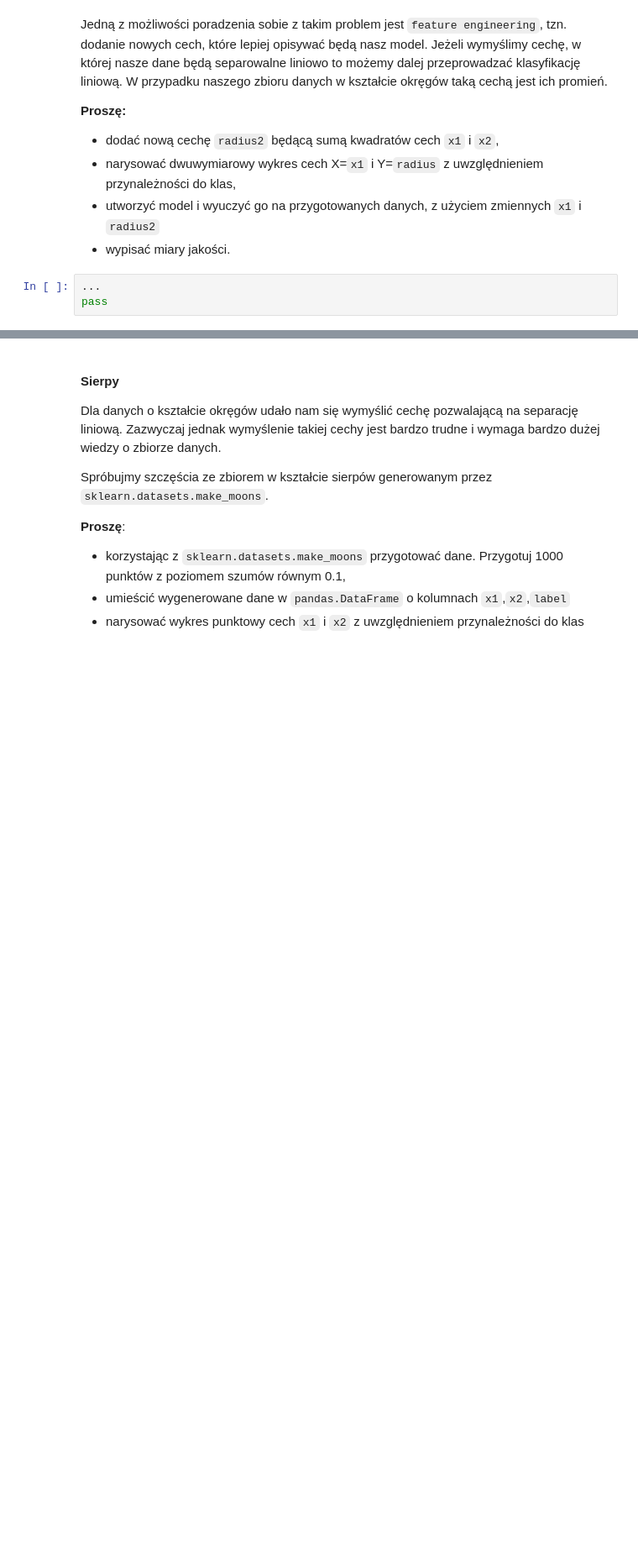
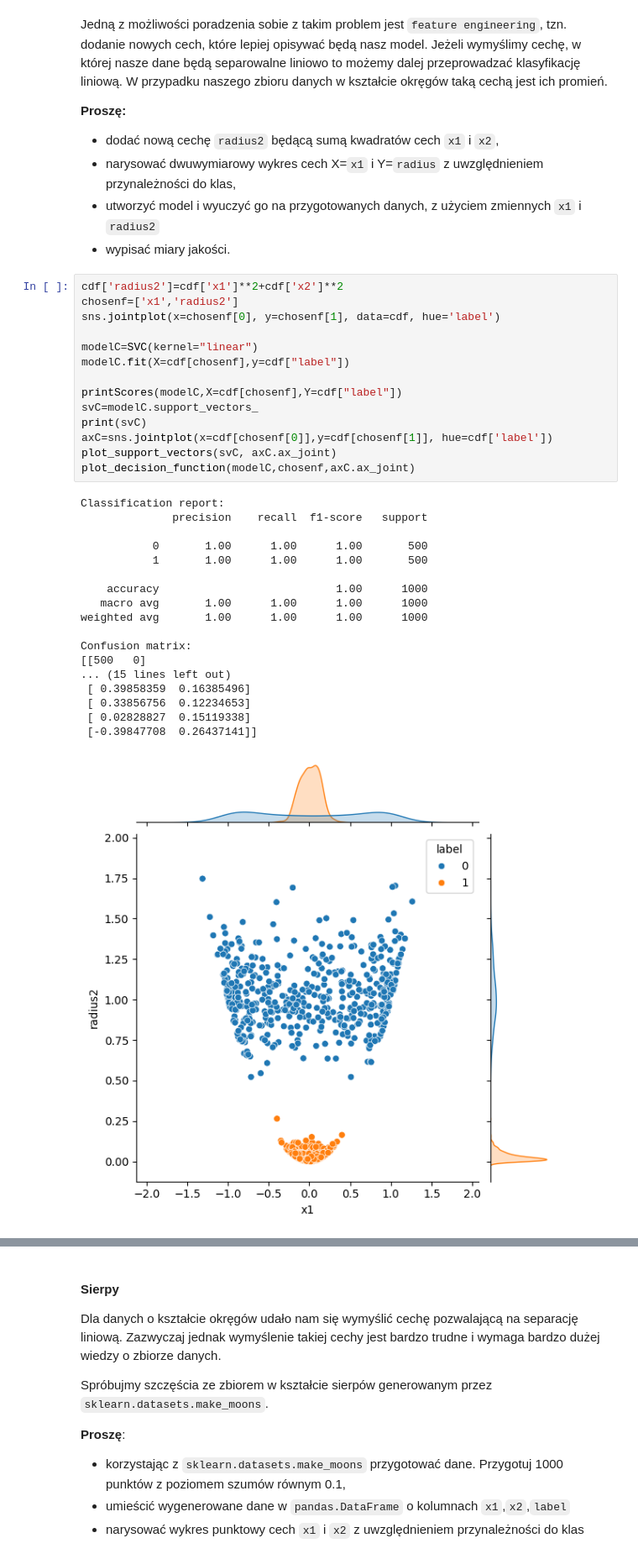
Before and after one commit to m-warda/ML2627, a Jupyter notebook: 07_SVM.ipynb, the cells around one changed output, grey strips where cells are left out. Shown at 84% size. Cells and saved outputs as stored; diff of their text form; blank space fills up the shorter version.

```diff
--- a/07_SVM.ipynb
+++ b/07_SVM.ipynb
@@ -356,6 +389,36 @@ Jedną z możliwości poradzenia sobie z takim problem jest ``feature engineerin
 * narysować dwuwymiarowy wykres cech X=`x1` i Y=`radius` z uwzględnieniem przynależności do klas,
 * utworzyć model i wyuczyć go na przygotowanych danych, z użyciem zmiennych `x1` i `radius2`
 * wypisać miary jakości.
-# %%
-...
-pass
+# %%
+cdf['radius2']=cdf['x1']**2+cdf['x2']**2
+chosenf=['x1','radius2']
+sns.jointplot(x=chosenf[0], y=chosenf[1], data=cdf, hue='label')
+
+modelC=SVC(kernel="linear")
+modelC.fit(X=cdf[chosenf],y=cdf["label"])
+
+printScores(modelC,X=cdf[chosenf],Y=cdf["label"])
+svC=modelC.support_vectors_
+print(svC)
+axC=sns.jointplot(x=cdf[chosenf[0]],y=cdf[chosenf[1]], hue=cdf['label'])
+plot_support_vectors(svC, axC.ax_joint)
+plot_decision_function(modelC,chosenf,axC.ax_joint)
+# %% [output]
+Classification report:
+              precision    recall  f1-score   support
+
+           0       1.00      1.00      1.00       500
+           1       1.00      1.00      1.00       500
+
+    accuracy                           1.00      1000
+   macro avg       1.00      1.00      1.00      1000
+weighted avg       1.00      1.00      1.00      1000
+
+Confusion matrix:
+[[500   0]
+... (15 lines left out)
+ [ 0.39858359  0.16385496]
+ [ 0.33856756  0.12234653]
+ [ 0.02828827  0.15119338]
+ [-0.39847708  0.26437141]]
+[figure, added]
```
Also changed, not shown: parts of 4 cells of this notebook.
